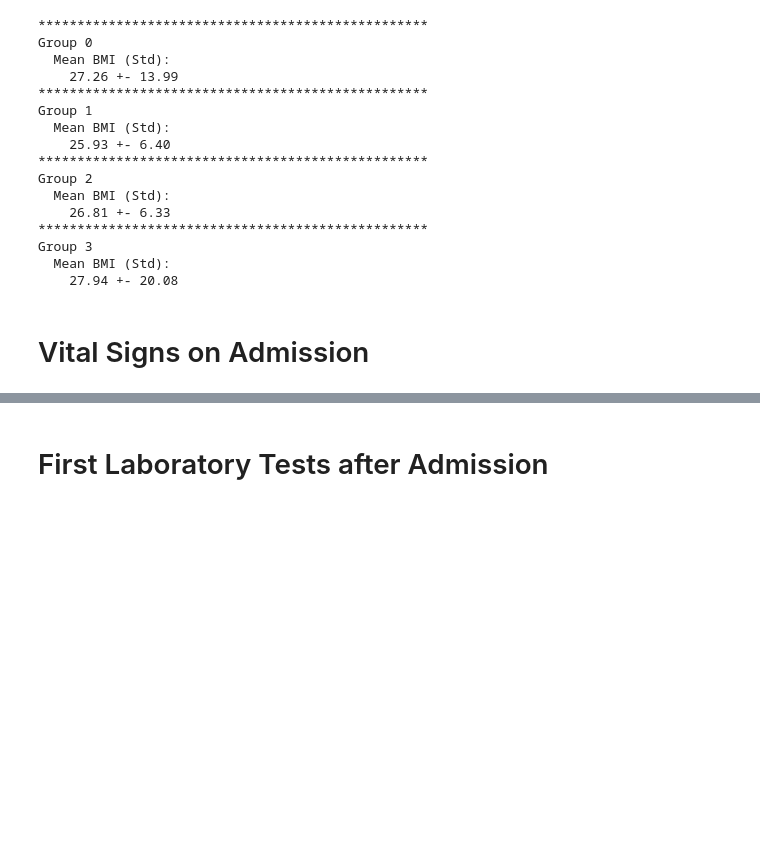
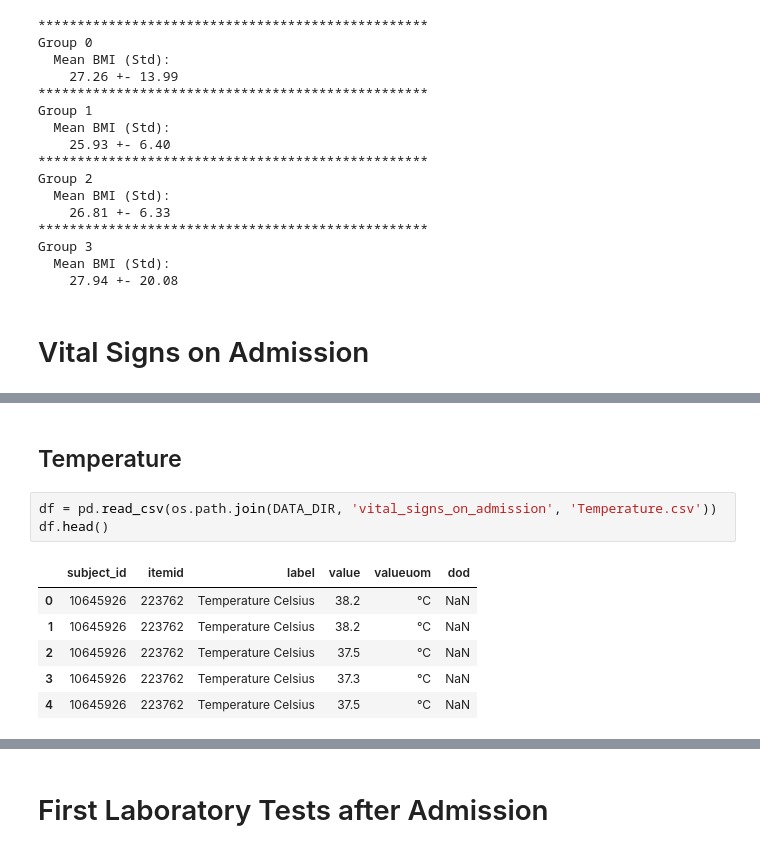
Before and after one commit to sitdownkevin/IBD-EDA, a Jupyter notebook: scripts/eda20231129_group.ipynb, the cells around one changed output, grey strips where cells are left out. Drawn from its saved outputs; the diff is of its cells as text; blank space fills up the shorter version.

```diff
--- a/scripts/eda20231129_group.ipynb
+++ b/scripts/eda20231129_group.ipynb
@@ -385,0 +493,12 @@ Group 3
+# %% [markdown]
+## Temperature
+# %%
+df = pd.read_csv(os.path.join(DATA_DIR, 'vital_signs_on_admission', 'Temperature.csv'))
+df.head()
+# %% [output]
+|  | subject_id | itemid | label | value | valueuom | dod |
+| 0 | 10645926 | 223762 | Temperature Celsius | 38.2 | °C | NaN |
+| 1 | 10645926 | 223762 | Temperature Celsius | 38.2 | °C | NaN |
+| 2 | 10645926 | 223762 | Temperature Celsius | 37.5 | °C | NaN |
+| 3 | 10645926 | 223762 | Temperature Celsius | 37.3 | °C | NaN |
+| 4 | 10645926 | 223762 | Temperature Celsius | 37.5 | °C | NaN |
```
Also changed, not shown: parts of 20 cells of this notebook.
